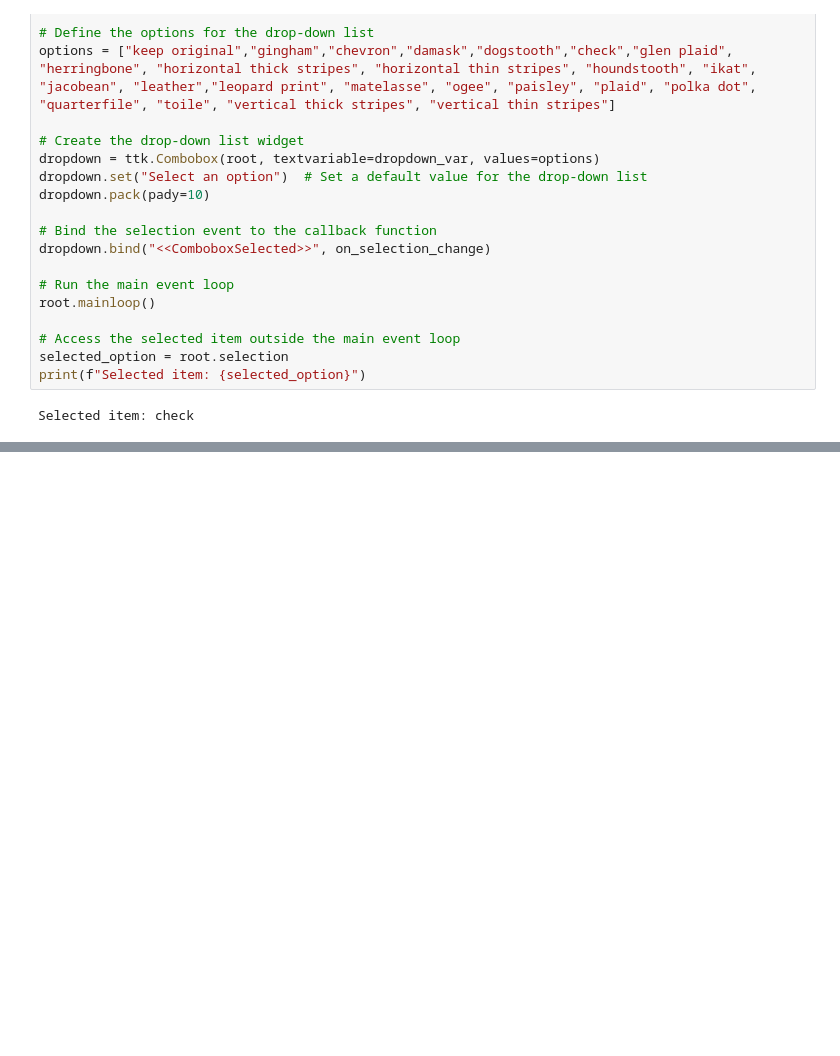
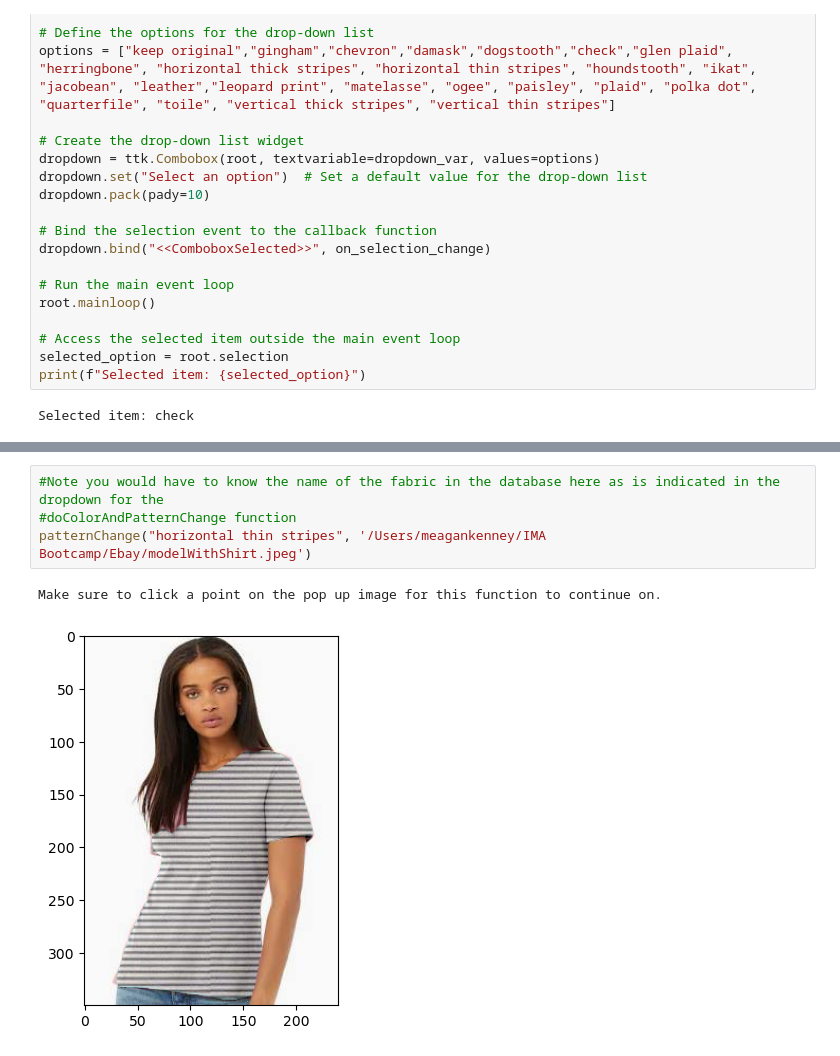
Before and after one commit to chrisromanmiller/VisualSearch, a Jupyter notebook: Patterns_Colors_Text_Image_Search-Ordering2.ipynb, the cells around one changed output, grey strips where cells are left out. Cells and saved outputs as stored; diff of their text form; blank space fills up the shorter version.

```diff
--- a/Patterns_Colors_Text_Image_Search-Ordering2.ipynb
+++ b/Patterns_Colors_Text_Image_Search-Ordering2.ipynb
@@ -549,0 +753,7 @@ Make sure to click a point on the pop up image for this function to continue on.
+# %%
+#Note you would have to know the name of the fabric in the database here as is indicated in the dropdown for the
+#doColorAndPatternChange function
+patternChange("horizontal thin stripes", '/Users/meagankenney/IMA Bootcamp/Ebay/modelWithShirt.jpeg')
+# %% [output]
+Make sure to click a point on the pop up image for this function to continue on.
+[figure, added]
```
Also changed, not shown: parts of 11 cells of this notebook.
